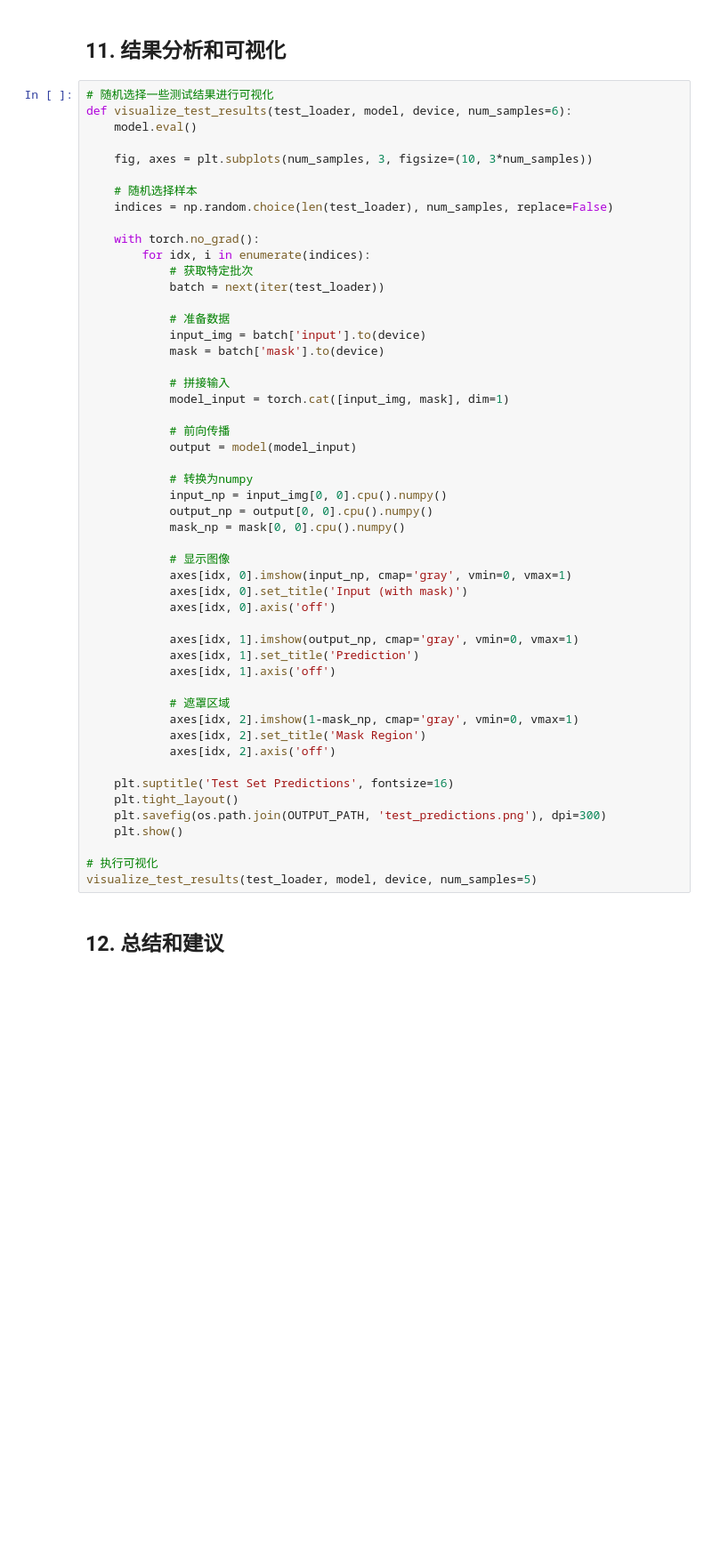
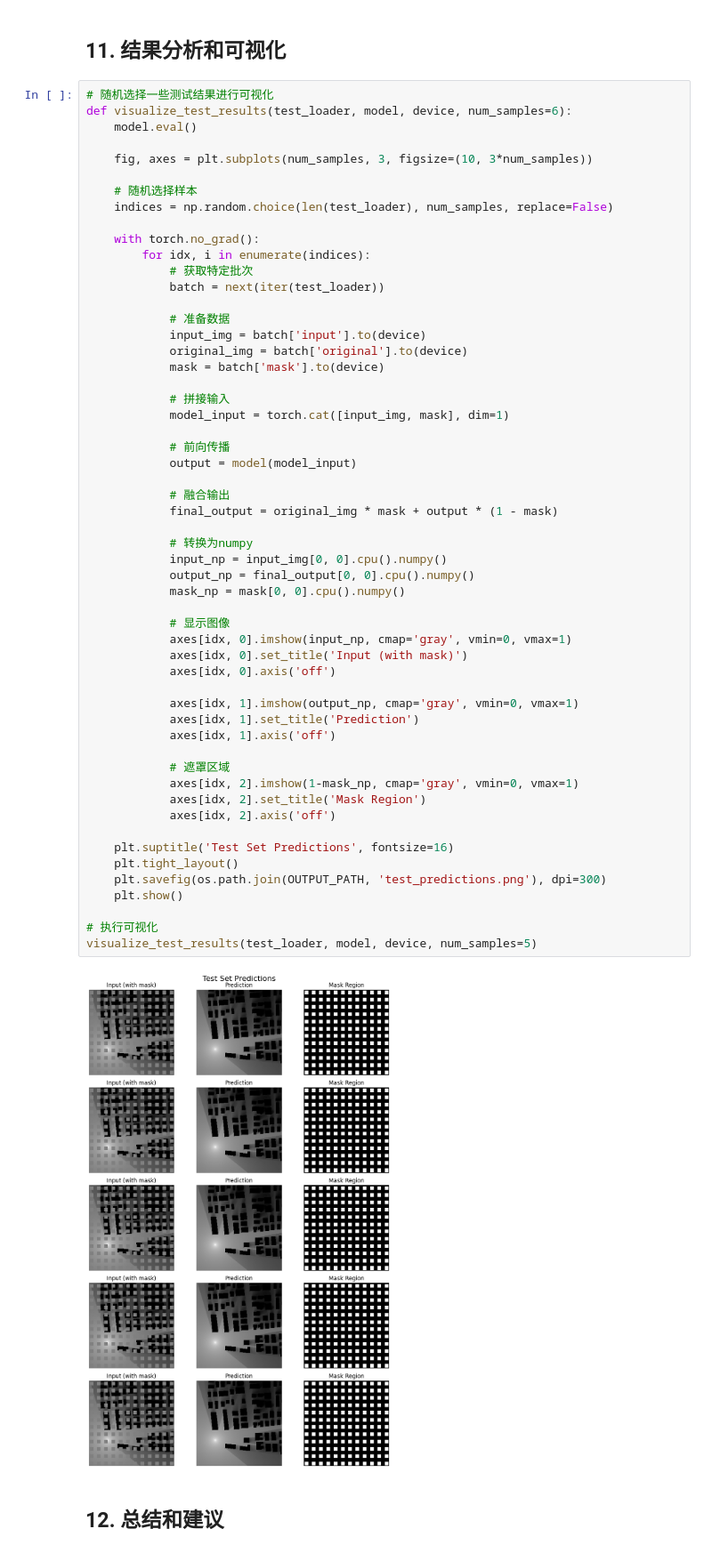
Before and after one commit to XCMB-haochi/2025-SmartCOM-FINAL-MaskedRadioMap-Pred, a Jupyter notebook: RadioMap_Completion_RMEGAN.ipynb, the cells around one changed output. Shown at 89% size. Drawn from its saved outputs; the diff is of its cells as text; blank space fills up the shorter version.

```diff
--- a/RadioMap_Completion_RMEGAN.ipynb
+++ b/RadioMap_Completion_RMEGAN.ipynb
@@ -863,40 +941,46 @@ def visualize_test_results(test_loader, model, device, num_samples=6):
 
             # 准备数据
             input_img = batch['input'].to(device)
+            original_img = batch['original'].to(device)
             mask = batch['mask'].to(device)
 
             # 拼接输入
             model_input = torch.cat([input_img, mask], dim=1)
 
             # 前向传播
             output = model(model_input)
 
+            # 融合输出
+            final_output = original_img * mask + output * (1 - mask)
+
             # 转换为numpy
             input_np = input_img[0, 0].cpu().numpy()
-            output_np = output[0, 0].cpu().numpy()
+            output_np = final_output[0, 0].cpu().numpy()
             mask_np = mask[0, 0].cpu().numpy()
 
             # 显示图像
             axes[idx, 0].imshow(input_np, cmap='gray', vmin=0, vmax=1)
             axes[idx, 0].set_title('Input (with mask)')
             axes[idx, 0].axis('off')
 
             axes[idx, 1].imshow(output_np, cmap='gray', vmin=0, vmax=1)
             axes[idx, 1].set_title('Prediction')
             axes[idx, 1].axis('off')
 
             # 遮罩区域
             axes[idx, 2].imshow(1-mask_np, cmap='gray', vmin=0, vmax=1)
             axes[idx, 2].set_title('Mask Region')
             axes[idx, 2].axis('off')
 
     plt.suptitle('Test Set Predictions', fontsize=16)
     plt.tight_layout()
     plt.savefig(os.path.join(OUTPUT_PATH, 'test_predictions.png'), dpi=300)
     plt.show()
 
 # 执行可视化
 visualize_test_results(test_loader, model, device, num_samples=5)
+# %% [output]
+[figure, added]
 # %% [markdown]
 ## 12. 总结和建议
 # %%
```
Also changed, not shown: parts of 11 cells of this notebook, 19 other files.
